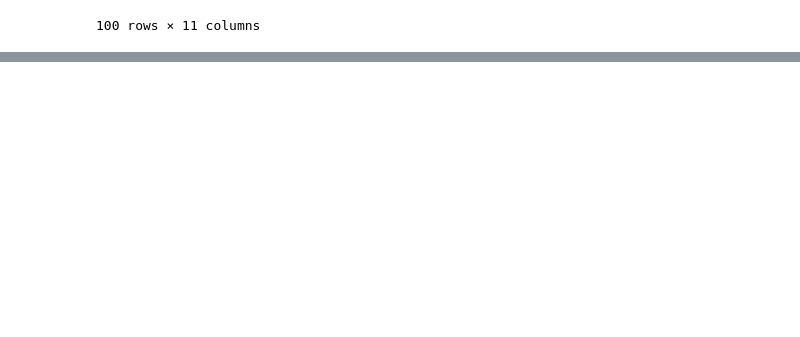
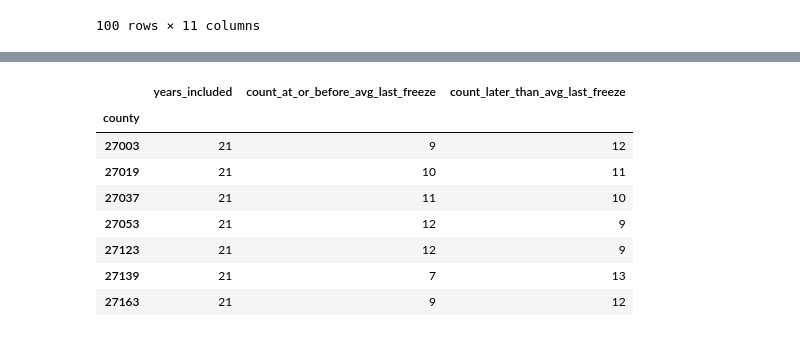
Before and after one commit to UofM-Final-Project/Home_Gardeners_Analysis, a Jupyter notebook: scripts/county_processing.ipynb, the cells around one changed output, grey strips where cells are left out. Cells and saved outputs as stored; diff of their text form; code cells hidden in the pictures; blank space fills up the shorter version.

```diff
--- a/scripts/county_processing.ipynb
+++ b/scripts/county_processing.ipynb
@@ -190,0 +199,5 @@ county_yearly_metrics_df.reset_index(inplace=True)
+# %%
+# Get a count of how many years the station is in the dataset
+county_years_count = merged_county_and_yearly_df.groupby("county").count()["obs_year"]
+
+county_years_count.head()
@@ -190,0 +220,16 @@ county_yearly_metrics_df.reset_index(inplace=True)
+# %%
+county_calc_values_df = pd.DataFrame(
+          {"years_included": county_years_count,
+          "count_at_or_before_avg_last_freeze": county_count_at_or_before_avg_last_freeze,
+          "count_later_than_avg_last_freeze": county_count_later_than_avg_last_freeze})
+county_calc_values_df.head(20)
+# %% [output]
+|  | years_included | count_at_or_before_avg_last_freeze | count_later_than_avg_last_freeze |
+| county |  |  |  |
+| 27003 | 21 | 9 | 12 |
+| 27019 | 21 | 10 | 11 |
+| 27037 | 21 | 11 | 10 |
+| 27053 | 21 | 12 | 9 |
+| 27123 | 21 | 12 | 9 |
+| 27139 | 21 | 7 | 13 |
+| 27163 | 21 | 9 | 12 |
```
Also changed, not shown: parts of 16 cells of this notebook, 1 other file.
